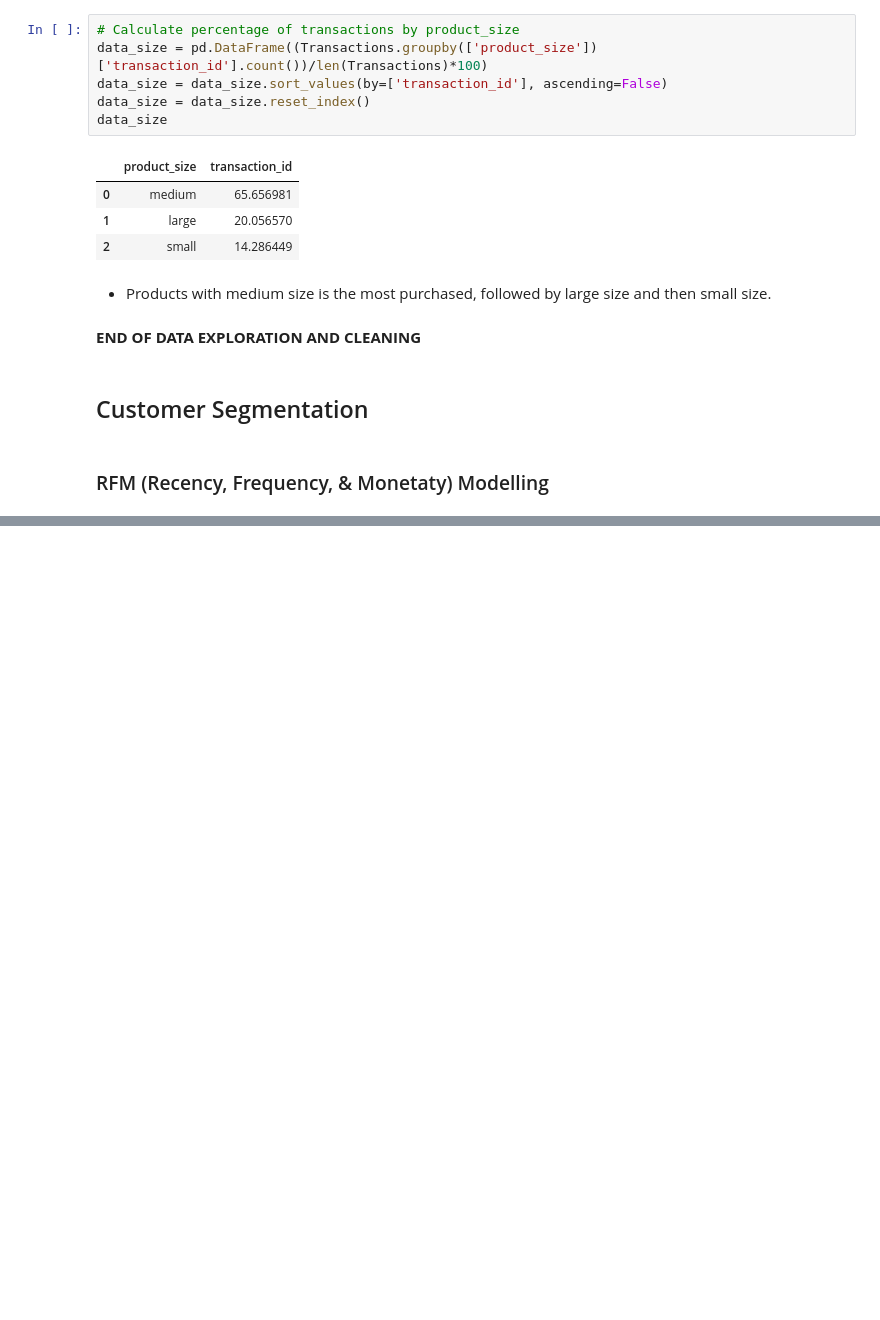
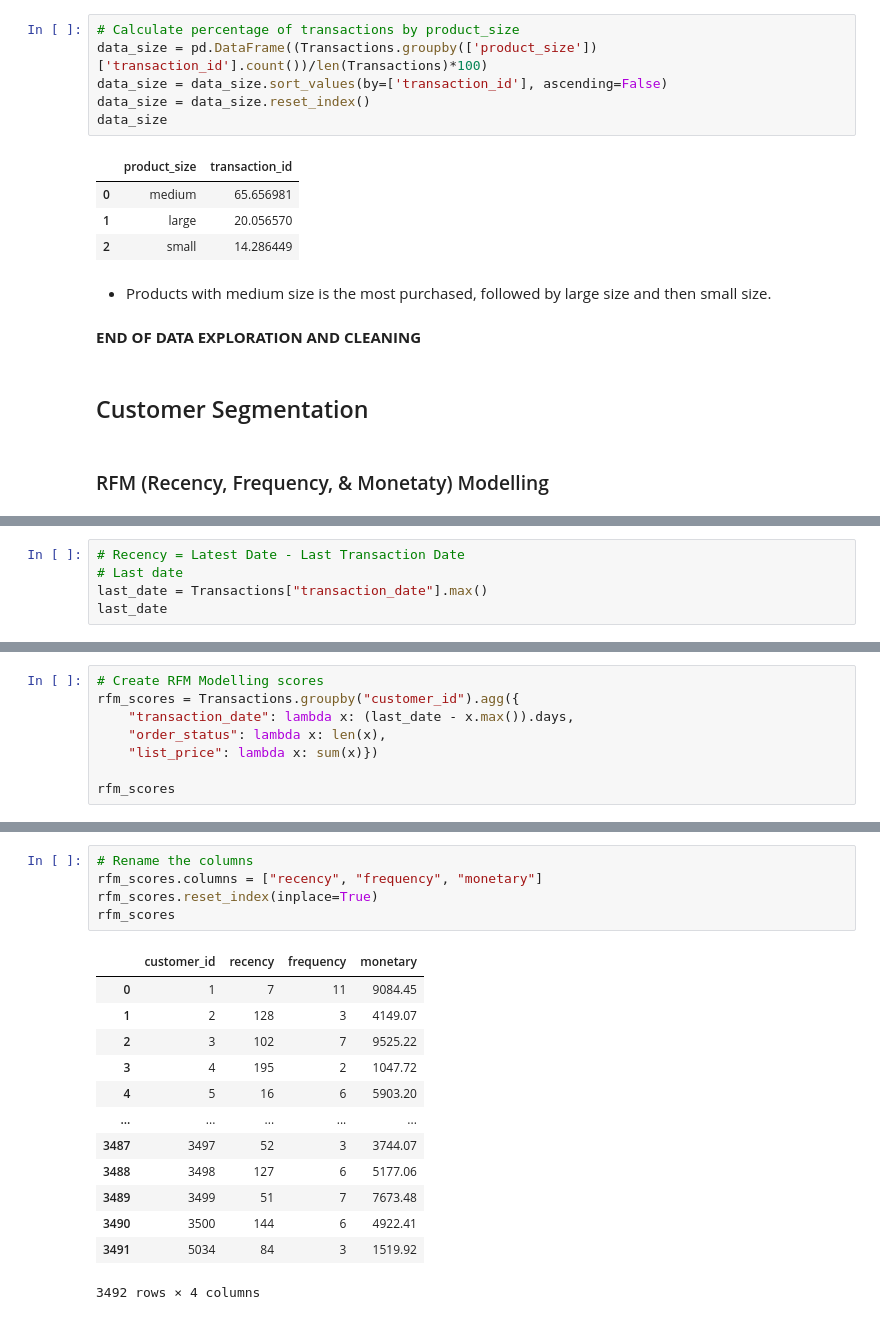
Before and after one commit to Navyhoang/KPMG_Virtual_Internship_Challenge, a Jupyter notebook: Results/KPMG_module_1_transaction.ipynb, the cells around one changed output, grey strips where cells are left out. Cells and saved outputs as stored; diff of their text form; blank space fills up the shorter version.

```diff
--- a/Results/KPMG_module_1_transaction.ipynb
+++ b/Results/KPMG_module_1_transaction.ipynb
@@ -380,0 +396,5 @@ data_size
+# %%
+# Recency = Latest Date - Last Transaction Date
+# Last date
+last_date = Transactions["transaction_date"].max()
+last_date
@@ -380,0 +403,8 @@ data_size
+# %%
+# Create RFM Modelling scores
+rfm_scores = Transactions.groupby("customer_id").agg({
+    "transaction_date": lambda x: (last_date - x.max()).days,
+    "order_status": lambda x: len(x),
+    "list_price": lambda x: sum(x)})
+
+rfm_scores
@@ -380,0 +433,19 @@ data_size
+# %%
+# Rename the columns
+rfm_scores.columns = ["recency", "frequency", "monetary"]
+rfm_scores.reset_index(inplace=True)
+rfm_scores
+# %% [output]
+|  | customer_id | recency | frequency | monetary |
+| 0 | 1 | 7 | 11 | 9084.45 |
+| 1 | 2 | 128 | 3 | 4149.07 |
+| 2 | 3 | 102 | 7 | 9525.22 |
+| 3 | 4 | 195 | 2 | 1047.72 |
+| 4 | 5 | 16 | 6 | 5903.20 |
+| ... | ... | ... | ... | ... |
+| 3487 | 3497 | 52 | 3 | 3744.07 |
+| 3488 | 3498 | 127 | 6 | 5177.06 |
+| 3489 | 3499 | 51 | 7 | 7673.48 |
+| 3490 | 3500 | 144 | 6 | 4922.41 |
+| 3491 | 5034 | 84 | 3 | 1519.92 |
+3492 rows × 4 columns
```
Also changed, not shown: parts of 4 cells of this notebook.
